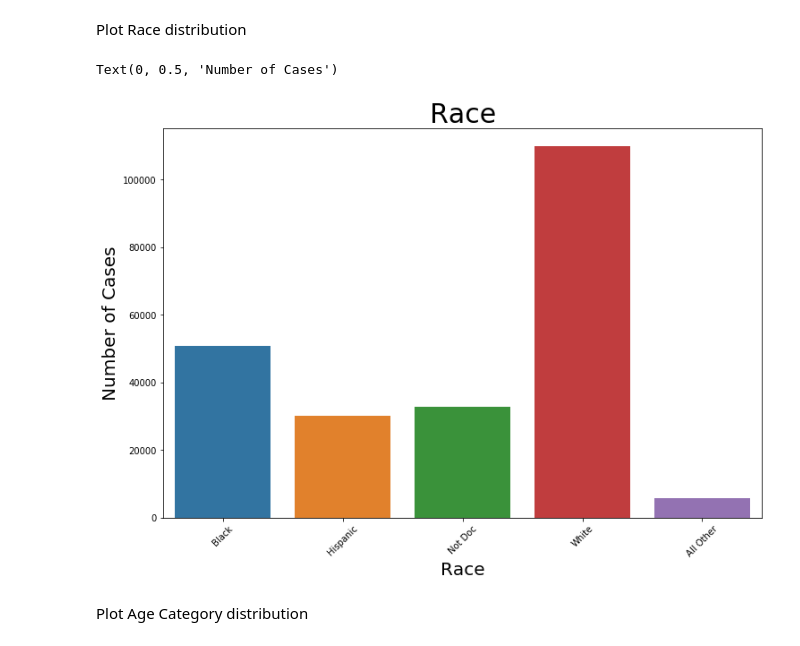
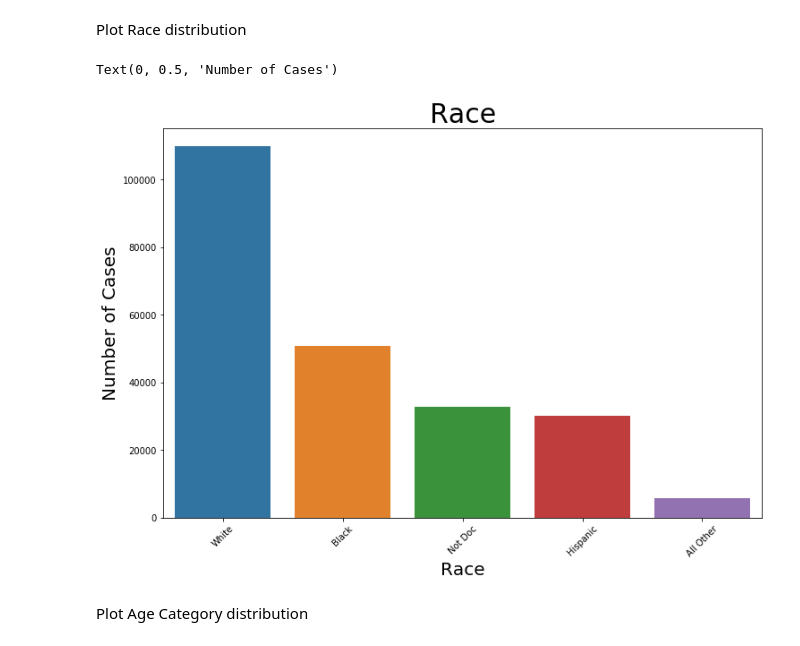
Before and after one commit to lookingglass01/springboard, a Jupyter notebook: CapstoneProjects/CP1/Code/Capstone Project 1 - Drug Abuse-Data Story.ipynb, the cells around one changed output. Drawn from its saved outputs; the diff is of its cells as text; code cells hidden in the pictures.

```diff
--- a/CapstoneProjects/CP1/Code/Capstone Project 1 - Drug Abuse-Data Story.ipynb
+++ b/CapstoneProjects/CP1/Code/Capstone Project 1 - Drug Abuse-Data Story.ipynb
@@ -81,14 +81,14 @@ Text(0, 0.5, 'Number of Cases')
 Plot Race distribution
 # %%
 plt.figure(figsize=(12,8))
-sns.countplot(x='RACE',data=df)
+sns.countplot(x='RACE',data=df,order = df['RACE'].value_counts().index)
 plt.xticks(rotation=45)
 plt.title('Race', fontsize=30)
 plt.xlabel('Race', fontsize=20)
 plt.ylabel('Number of Cases', fontsize=20)
 # %% [output]
 Text(0, 0.5, 'Number of Cases')
-[figure, old version]
+[figure, new version]
 # %% [markdown]
 Plot Age Category distribution
 # %%
```
Also changed, not shown: parts of 8 cells of this notebook.
